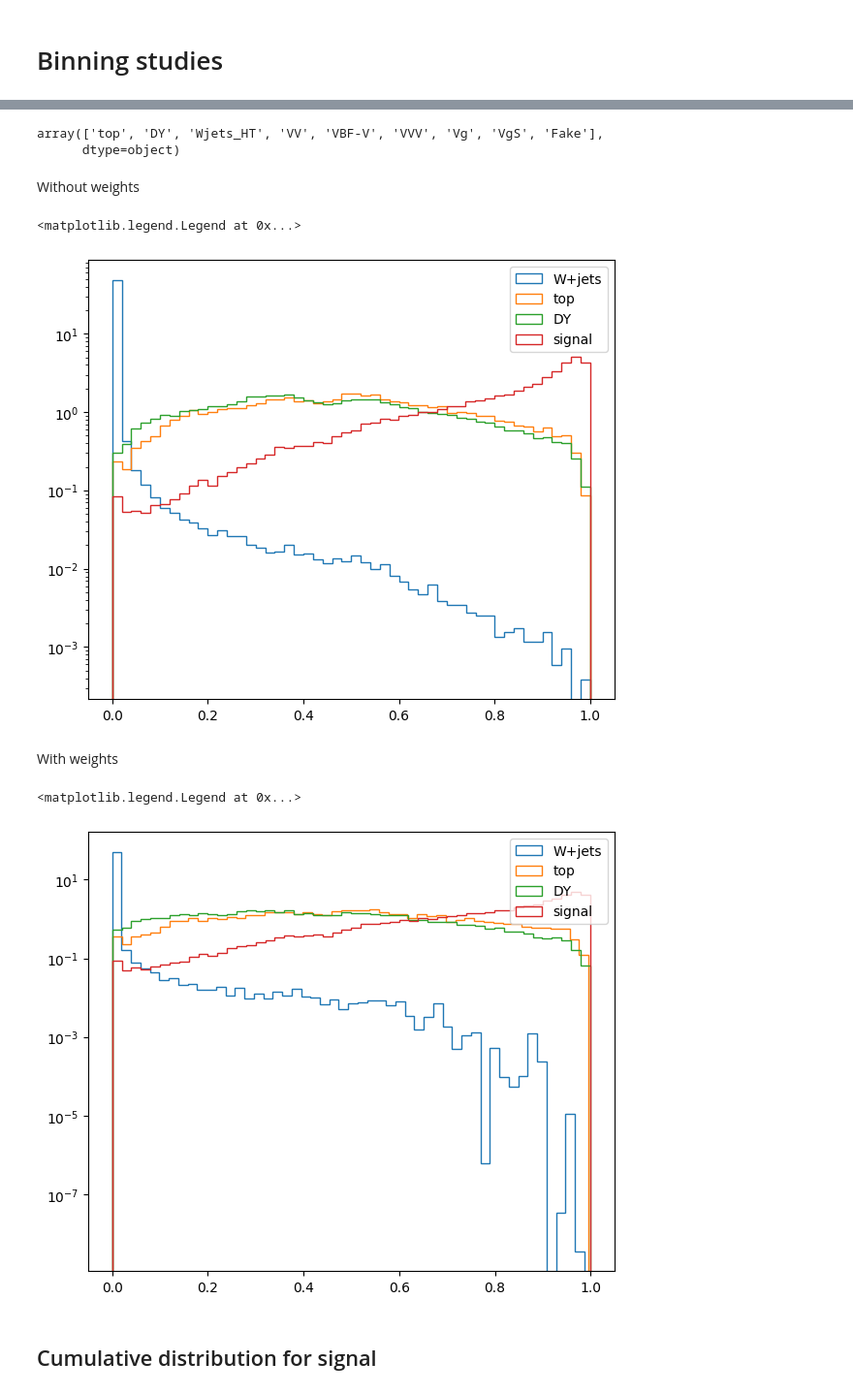
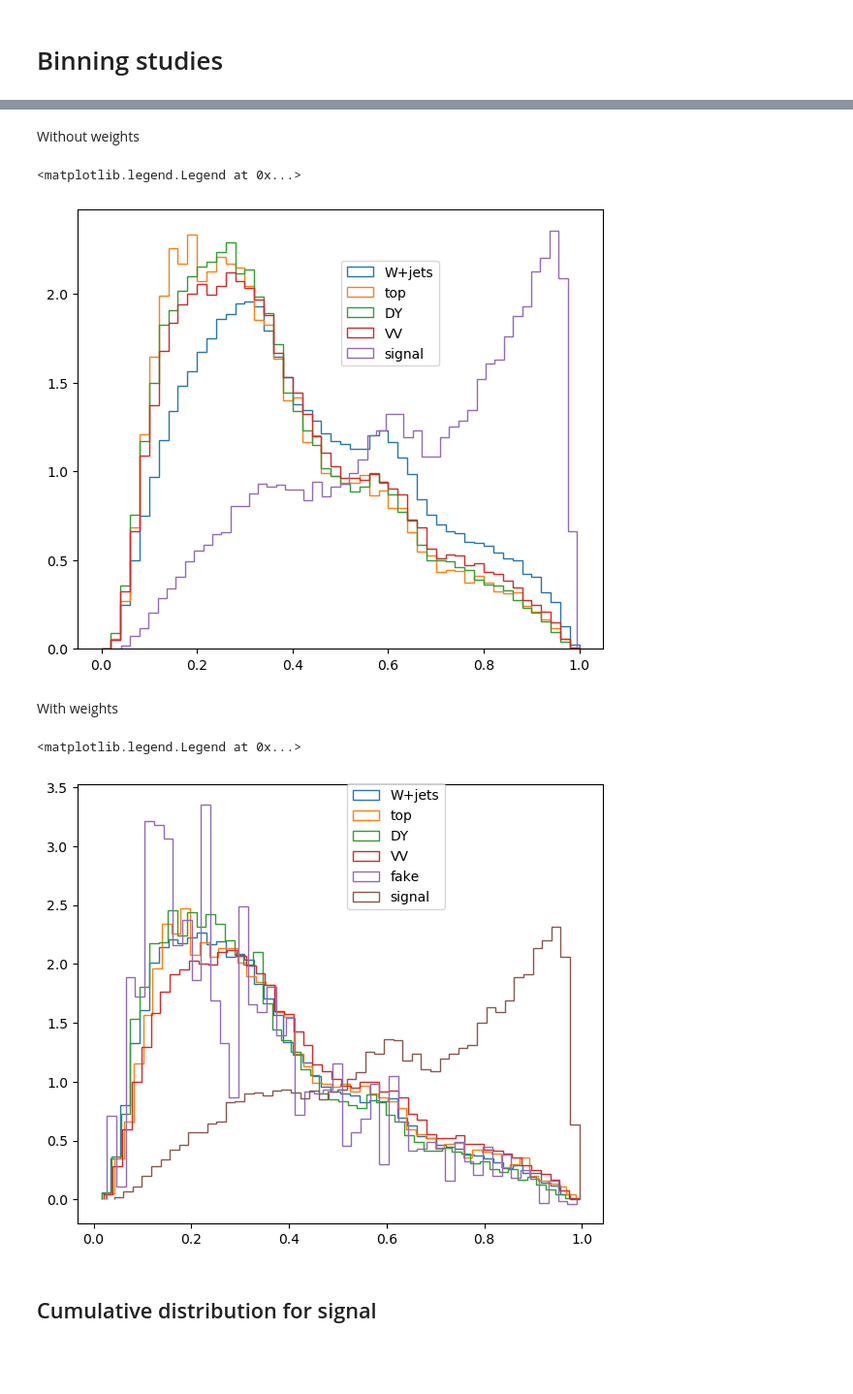
Before and after one commit to UniMiBAnalyses/ML_classification, a Jupyter notebook: BinningStudies.ipynb, the cells around one changed output, grey strips where cells are left out. Shown: that part at 97% size. Cells and saved outputs as stored; diff of their text form; code cells hidden in the pictures; blank space fills up the shorter version.

```diff
--- a/BinningStudies.ipynb
+++ b/BinningStudies.ipynb
@@ -12,10 +12,10 @@ mpl.rcParams['figure.dpi'] = 100
 mpl.rcParams["image.origin"] = 'lower'
 # %%
 config = {
-    "base_dir":        "/storage/vbsjjlnu/VBSjjlnu_v7/",
+    "base_dir":        "/eos/user/d/dvalsecc/www/VBSPlots/DNN_archive/FullRun2_v7/",
     "plot_config":     "FullRun2_v7",
     "cut":             "boost_sig",
-    "model_version":   "v15",
+    "model_version":   "v3_d",
 }
 # %%
 import os
@@ -34,7 +34,8 @@ for key in ["samples_version", "cols"]:
     config[key] = model_config[key]
 # %%
 # load numpy
-samples_dir = os.path.join(config_base_dir, config["cut"] , "samples", config["samples_version"])
+#samples_dir = os.path.join(config_base_dir, config["cut"] , "samples", config["samples_version"])
+samples_dir = os.path.join(config_base_dir, config["cut"] , "samples", "v3")
 import pickle
 signal = pickle.load(open(os.path.join(samples_dir, "for_training/signal_balanced.pkl"),     "rb"))
 bkg    = pickle.load(open(os.path.join(samples_dir, "for_training/background_balanced.pkl"), "rb"))
@@ -53,7 +54,8 @@ Y = np.hstack([Y_sig, Y_bkg])
 W = np.hstack([W_sig, W_bkg])
 Wnn = np.hstack([Wnn_sig, Wnn_bkg])
 
-scaler = pickle.load(open(f"{model_dir}/scaler_model.pkl", "rb"))
+from sklearn.preprocessing import StandardScaler
+scaler = StandardScaler()
 X_scaled = scaler.fit_transform(X)
 # %%
 import tensorflow as tf
@@ -82,15 +84,12 @@ _________________________________________________________________
 # %%
 bkg["y"] = model.predict(scaler.transform(bkg[config["cols"]].values), batch_size=2048)
 signal["y"] = model.predict(scaler.transform(signal[config["cols"]].values), batch_size=2048)
-# %%
-bkg.sample_name.unique()
-# %% [output]
-array(['top', 'DY', 'Wjets_HT', 'VV', 'VBF-V', 'VVV', 'Vg', 'VgS', 'Fake'],
-      dtype=object)
 # %%
 wjets = bkg[bkg["sample_name"] == "Wjets_HT"]
 top = bkg[bkg["sample_name"] == "top"]
 dy = bkg[bkg["sample_name"] == "DY"]
+VV = bkg[bkg["sample_name"] == "VV"]
+fake = bkg[bkg["sample_name"] == "Fake"]
 # %% [markdown]
 Without weights
 # %%
@@ -98,27 +97,30 @@ fig, ax1 = plt.subplots(figsize=(7,6), dpi=100)
 plt.hist(bkg[bkg["sample_name"] == "Wjets_HT"]["y"], bins=50,range=(0,1), density=True, label="W+jets", histtype="step" )
 plt.hist(bkg[bkg["sample_name"] == "top"]["y"],   bins=50,range=(0,1), density=True, label="top",    histtype="step")
 plt.hist(bkg[bkg["sample_name"] == "DY"]["y"],    bins=50,range=(0,1), density=True, label="DY",     histtype="step")
+plt.hist(bkg[bkg["sample_name"] == "VV"]["y"],    bins=50,range=(0,1), density=True, label="VV",     histtype="step")
 
 plt.hist(signal["y"], bins=50,density=True, label="signal", histtype="step")
-plt.yscale("log")
-plt.legend()
+#plt.yscale("log")
+plt.legend(bbox_to_anchor=(0.5,0.7,0.2,0.2))
 # %% [output]
 <matplotlib.legend.Legend at 0x...>
-[figure, old version]
+[figure, new version]
 # %% [markdown]
 With weights
 # %%
 fig, ax1 = plt.subplots(figsize=(7,6), dpi=100)
-plt.hist(wjets["y"], weights=wjets.weight_norm, bins=50, density=True, label="W+jets", histtype="step")
-plt.hist(top["y"],   weights=top.weight_norm,  bins=50, density=True, label="top",    histtype="step")
-plt.hist(dy["y"],    weights=dy.weight_norm,  bins=50, density=True, label="DY",     histtype="step")
+plt.hist(wjets["y"], weights=wjets.weight, bins=50, density=True, label="W+jets", histtype="step")
+plt.hist(top["y"],   weights=top.weight,  bins=50, density=True, label="top",    histtype="step")
+plt.hist(dy["y"],    weights=dy.weight,  bins=50, density=True, label="DY",     histtype="step")
+plt.hist(VV["y"],    weights=VV.weight,  bins=50, density=True, label="VV",     histtype="step")
+plt.hist(fake["y"],    weights=fake.weight,  bins=50, density=True, label="fake",     histtype="step")
 
 plt.hist(signal["y"], weights=signal.weight_norm, bins=50,density=True, label="signal", histtype="step")
-plt.yscale("log")
-plt.legend()
+#plt.yscale("log")
+plt.legend(bbox_to_anchor=(0.5,0.7,0.2,0.2))
 # %% [output]
 <matplotlib.legend.Legend at 0x...>
-[figure, old version]
+[figure, new version]
 # %% [markdown]
 ## Cumulative distribution for signal
 # %%
```
Also changed, not shown: parts of 19 cells of this notebook.
